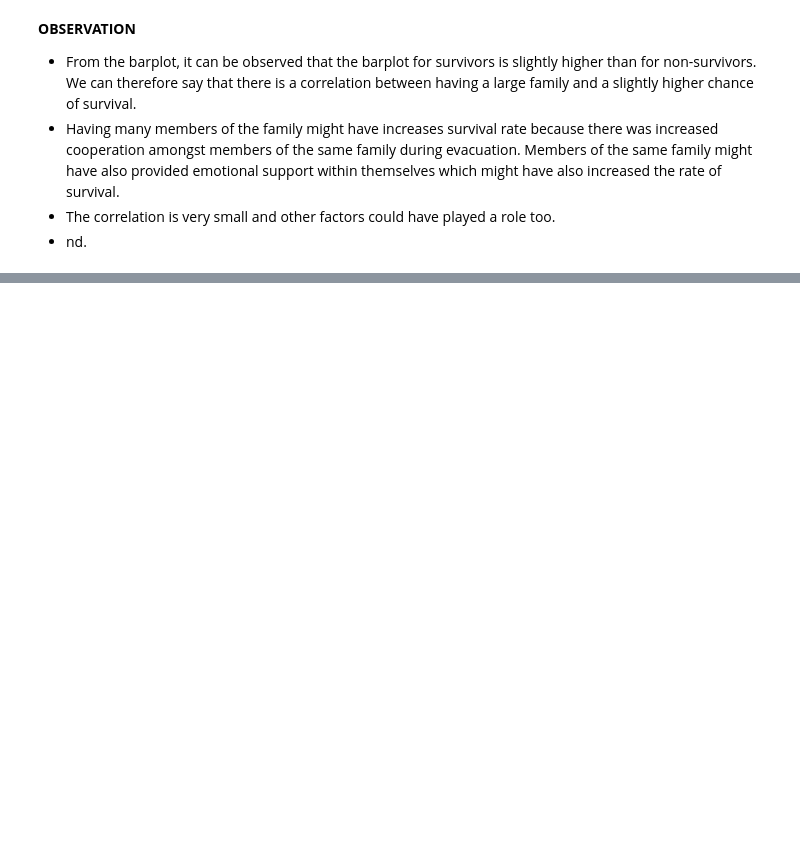
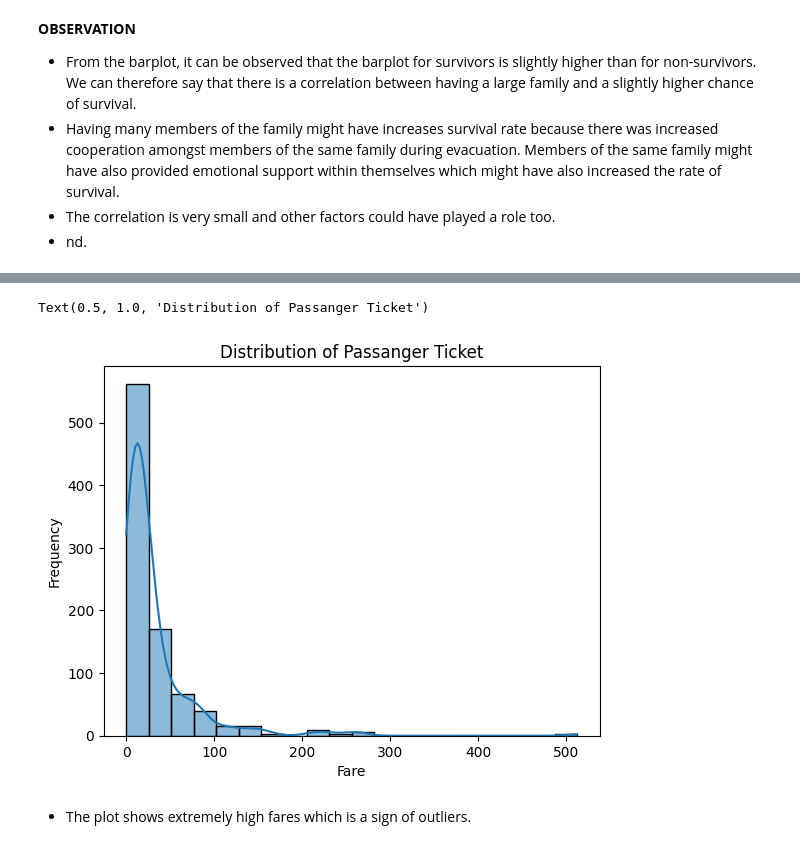
Before and after one commit to mut-rogers/titanicEDA, a Jupyter notebook: titanic.ipynb, the cells around one changed output, grey strips where cells are left out. Drawn from its saved outputs; the diff is of its cells as text; code cells hidden in the pictures; blank space fills up the shorter version.

```diff
--- a/titanic.ipynb
+++ b/titanic.ipynb
@@ -200,0 +213,9 @@ sns.barplot(data=titanic_dataset, x="Survived_Map", y="Family_Size")
+# %%
+sns.histplot(data=titanic_dataset, x="Fare", bins=20, kde=True)
+plt.ylabel("Frequency")
+plt.title("Distribution of Passanger Ticket")
+# %% [output]
+Text(0.5, 1.0, 'Distribution of Passanger Ticket')
+[figure, added]
+# %% [markdown]
+- The plot shows extremely high fares which is a sign of outliers.
```
Also changed, not shown: parts of 3 cells of this notebook.
